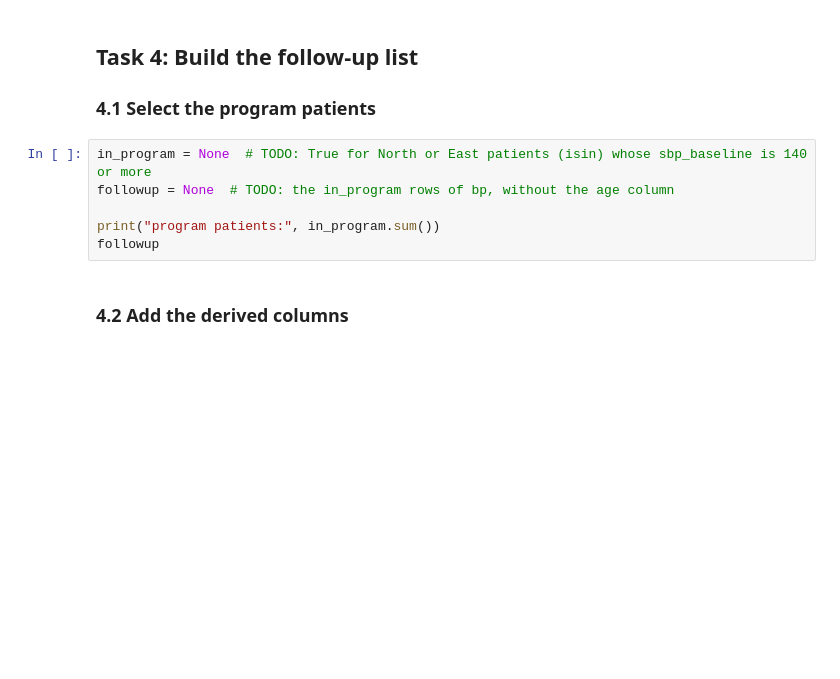
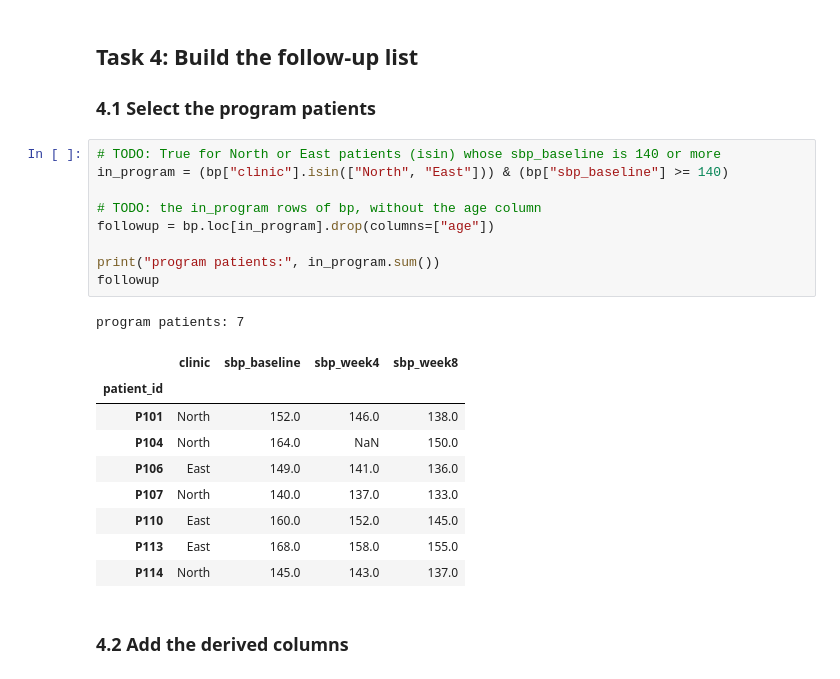
Before and after one commit to starlette-khim/ds217-26f-04, a Jupyter notebook: assignment.ipynb, the cells around one changed output. Saved outputs shown, nothing was run; the diff lists cells and outputs as text; blank space fills up the shorter version.

```diff
--- a/assignment.ipynb
+++ b/assignment.ipynb
@@ -173,11 +206,25 @@ print("clinics:", None)  # TODO: replace None with the number of distinct clinic
 
 ### 4.1 Select the program patients
 # %%
-in_program = None  # TODO: True for North or East patients (isin) whose sbp_baseline is 140 or more
-followup = None  # TODO: the in_program rows of bp, without the age column
+# TODO: True for North or East patients (isin) whose sbp_baseline is 140 or more
+in_program = (bp["clinic"].isin(["North", "East"])) & (bp["sbp_baseline"] >= 140)
+
+# TODO: the in_program rows of bp, without the age column
+followup = bp.loc[in_program].drop(columns=["age"])
 
 print("program patients:", in_program.sum())
 followup
+# %% [output]
+program patients: 7
+|  | clinic | sbp_baseline | sbp_week4 | sbp_week8 |
+| patient_id |  |  |  |  |
+| P101 | North | 152.0 | 146.0 | 138.0 |
+| P104 | North | 164.0 | NaN | 150.0 |
+| P106 | East | 149.0 | 141.0 | 136.0 |
+| P107 | North | 140.0 | 137.0 | 133.0 |
+| P110 | East | 160.0 | 152.0 | 145.0 |
+| P113 | East | 168.0 | 158.0 | 155.0 |
+| P114 | North | 145.0 | 143.0 | 137.0 |
 # %% [markdown]
 ### 4.2 Add the derived columns
 # %%
```
Also changed, not shown: parts of 6 cells of this notebook, 5 other files.
